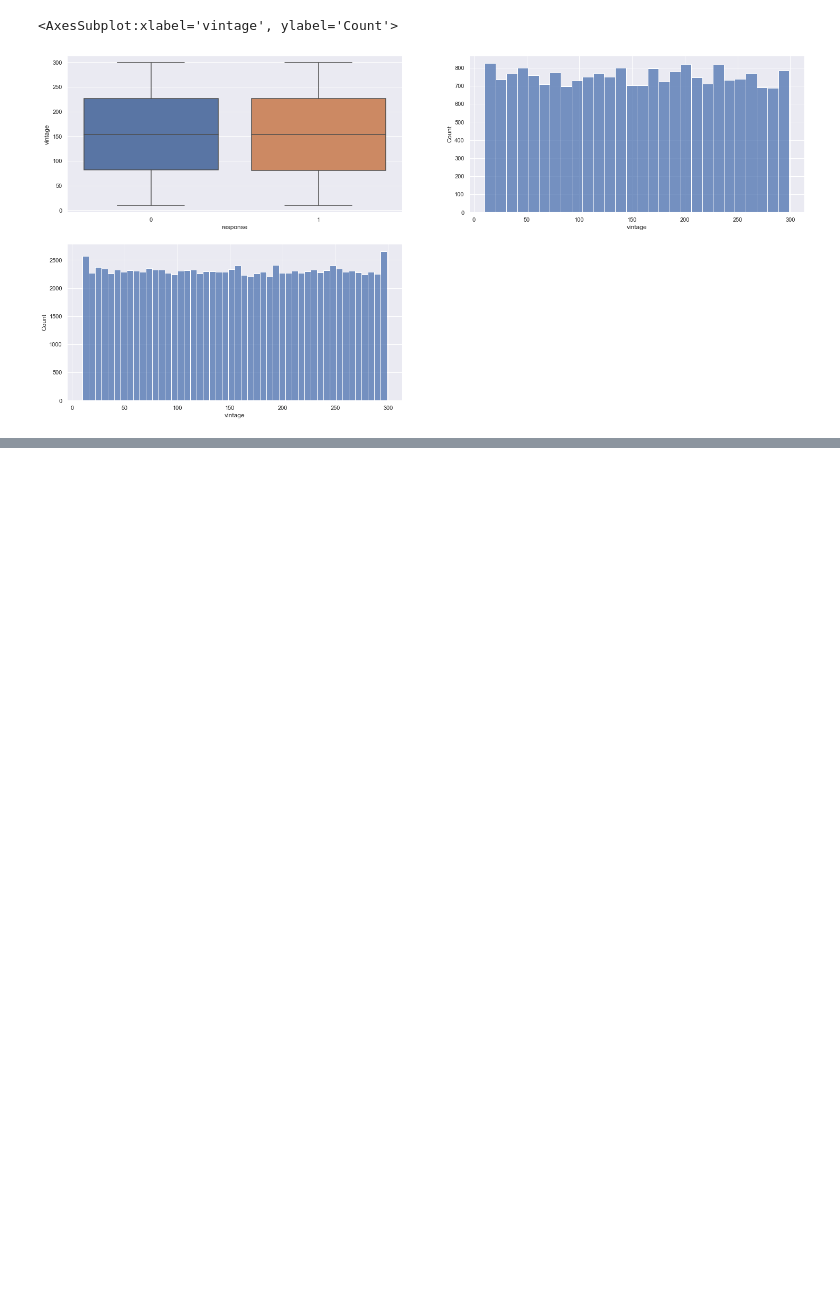
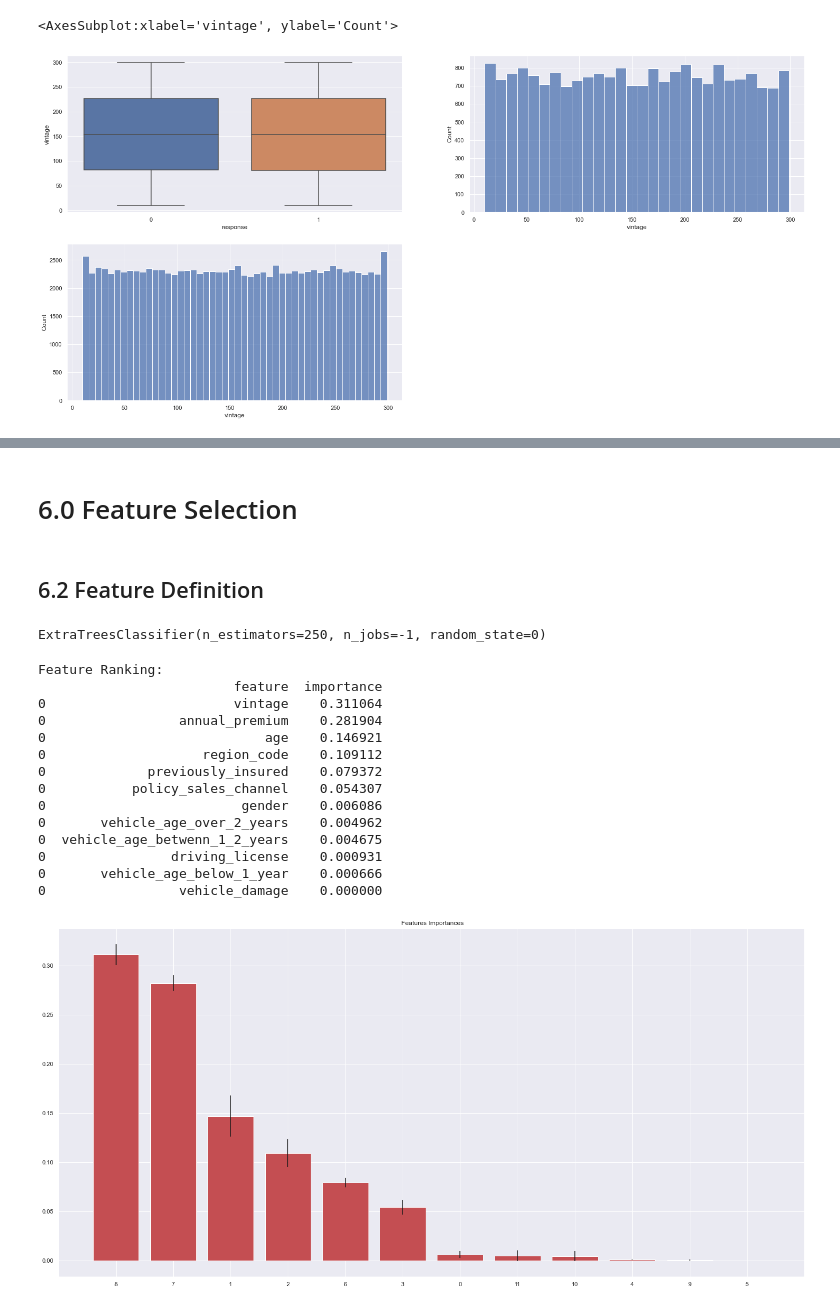
Before and after one commit to adrielepinto/health_insurance_cross_sell, a Jupyter notebook: notebooks/pa004.ipynb, the cells around one changed output, grey strips where cells are left out. Saved outputs shown, nothing was run; the diff lists cells and outputs as text; code cells hidden in the pictures; blank space fills up the shorter version.

Commit message:
model implemeted

```diff
--- a/notebooks/pa004.ipynb
+++ b/notebooks/pa004.ipynb
@@ -511,0 +514,2 @@ x_validation = x_validation.fillna( 0 )
+# %% [markdown]
+# 6.0 Feature Selection
@@ -511,0 +518,50 @@ x_validation = x_validation.fillna( 0 )
+# %% [markdown]
+## 6.2 Feature Definition
+# %%
+# model definition
+forest = en.ExtraTreesClassifier( n_estimators=250, random_state=0, n_jobs=-1)
+
+# data preparation
+x_train_n = df5.drop( ['id', 'response'], axis=1 )
+y_train_n = y_train.values
+forest.fit( x_train_n, y_train_n)
+# %% [output]
+ExtraTreesClassifier(n_estimators=250, n_jobs=-1, random_state=0)
+# %%
+importances = forest.feature_importances_
+std         = np.std([tree.feature_importances_ for tree in forest.estimators_], axis=0)
+indices     = np.argsort(importances) [::-1]
+
+# Print Features Rankings
+print( 'Feature Ranking:')
+df = pd.DataFrame()
+for i, j in zip( x_train_n, forest.feature_importances_ ):
+    aux = pd.DataFrame( {'feature': i, 'importance' : j}, index=[0])
+    df = pd.concat( [df, aux], axis=0 )
+
+print( df.sort_values( 'importance', ascending=False ) )
+
+
+# Plot the impurity based importances of the forest
+plt.figure()
+plt.title(" Features Importances")
+plt.bar( range( x_train_n.shape[1] ), importances[indices], color="r", yerr=std[indices], align="center")
+plt.xticks( range( x_train_n.shape[1] ), indices )
+plt.xlim( [-1, x_train_n.shape[1]] )
+plt.show()
+# %% [output]
+Feature Ranking:
+                         feature  importance
+0                        vintage    0.311064
+0                 annual_premium    0.281904
+0                            age    0.146921
+0                    region_code    0.109112
+0             previously_insured    0.079372
+0           policy_sales_channel    0.054307
+0                         gender    0.006086
+0       vehicle_age_over_2_years    0.004962
+0  vehicle_age_betwenn_1_2_years    0.004675
+0                driving_license    0.000931
+0       vehicle_age_below_1_year    0.000666
+0                 vehicle_damage    0.000000
+[figure, added]
```
Also changed, not shown: parts of 65 cells of this notebook.
